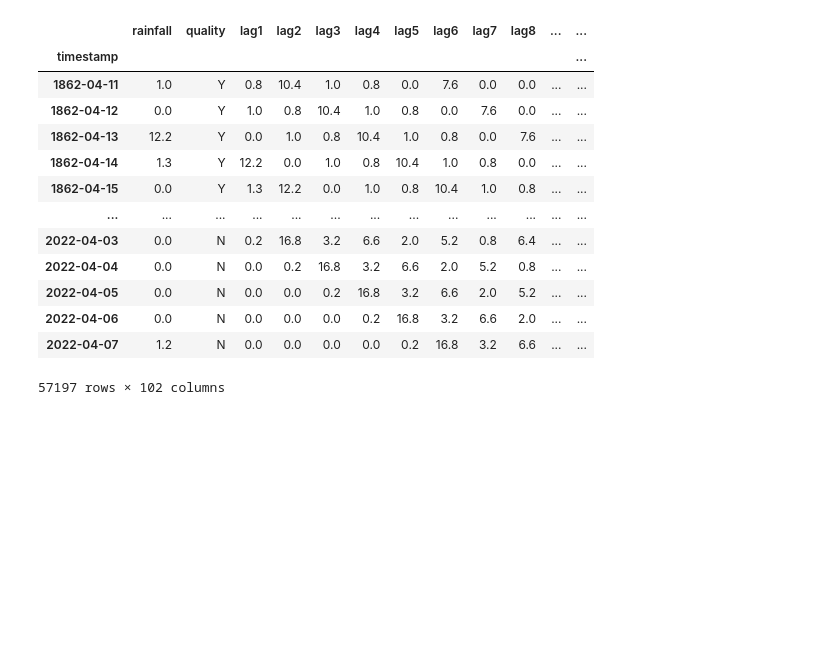
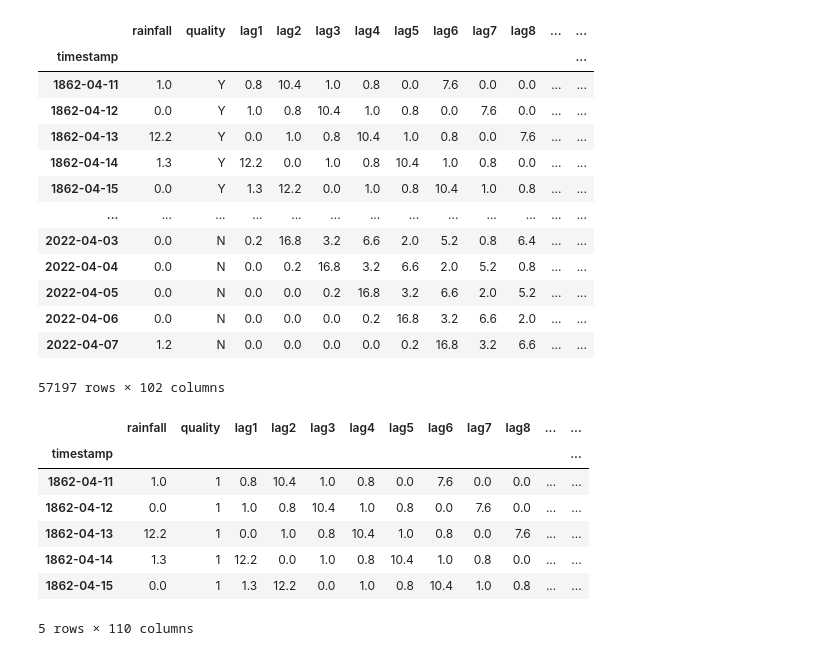
Before and after one commit to JackMcKew/jackmckew.dev, a Jupyter notebook: drafts/2022/weather-prediction-rnn/notebooks/weather-prediction-rnn.ipynb, the cells around one changed output. Cells and saved outputs as stored; diff of their text form; code cells hidden in the pictures; blank space fills up the shorter version.

```diff
--- a/drafts/2022/weather-prediction-rnn/notebooks/weather-prediction-rnn.ipynb
+++ b/drafts/2022/weather-prediction-rnn/notebooks/weather-prediction-rnn.ipynb
@@ -83,7 +83,6 @@ df_gen
 
 df_features = (
                 df_gen
-                .assign(hour = df_gen.index.hour)
                 .assign(day = df_gen.index.day)
                 .assign(month = df_gen.index.month)
                 .assign(day_of_week = df_gen.index.dayofweek)
@@ -112,0 +94,28 @@ test_loader = torch.utils.data.DataLoader(test_set)
+# %%
+# Maintain cylical nature of datetimes to encode them
+# You want to preserve the cyclical nature of your inputs. One approach is to cut the datetime variable into four variables: year, month, day, and hour. Then, decompose each of these (except for year) variables in two.
+# You create a sine and a cosine facet of each of these three variables (i.e., month, day, hour), which will retain the fact that hour 24 is closer to hour 0 than to hour 21, and that month 12 is closer to month 1 than to month 10.
+
+# Motivation: There are some features that are cyclic by nature. For example the hours of a day or the months in a year. In these cases, the higher values of the variable are closer to the lower values. For example, December (12) is closer to January (1) than to June (6). By applying a cyclical transformation we capture this cycle or proximity between values.
+def cyclical_transformer(df, column, period, start_val, drop_original=True):
+    df[f"{column}_sin"] = np.sin(2 * np.pi * (df[column] - start_val) / period)
+    df[f"{column}_cos"] = np.cos(2 * np.pi * (df[column] - start_val) / period)
+    if drop_original:
+        df = df.drop(column, axis=1)
+    return df
+
+# The period and start values were determined from the min/max of the columns
+cyclical_features = {"day": (31,1), "month": (12,1), "day_of_week": (6,0), "week_of_year": (53,1)}
+for cyclical_feature, (period, start_val) in cyclical_features.items():
+    df_features = cyclical_transformer(df_features, cyclical_feature, period, start_val)
+# %%
+df_features.head()
+# %% [output]
+|  | rainfall | quality | lag1 | lag2 | lag3 | lag4 | lag5 | lag6 | lag7 | lag8 | ... | ... |
+| timestamp |  |  |  |  |  |  |  |  |  |  |  | ... |
+| 1862-04-11 | 1.0 | 1 | 0.8 | 10.4 | 1.0 | 0.8 | 0.0 | 7.6 | 0.0 | 0.0 | ... | ... |
+| 1862-04-12 | 0.0 | 1 | 1.0 | 0.8 | 10.4 | 1.0 | 0.8 | 0.0 | 7.6 | 0.0 | ... | ... |
+| 1862-04-13 | 12.2 | 1 | 0.0 | 1.0 | 0.8 | 10.4 | 1.0 | 0.8 | 0.0 | 7.6 | ... | ... |
+| 1862-04-14 | 1.3 | 1 | 12.2 | 0.0 | 1.0 | 0.8 | 10.4 | 1.0 | 0.8 | 0.0 | ... | ... |
+| 1862-04-15 | 0.0 | 1 | 1.3 | 12.2 | 0.0 | 1.0 | 0.8 | 10.4 | 1.0 | 0.8 | ... | ... |
+5 rows × 110 columns
```
Also changed, not shown: parts of 8 cells of this notebook.
